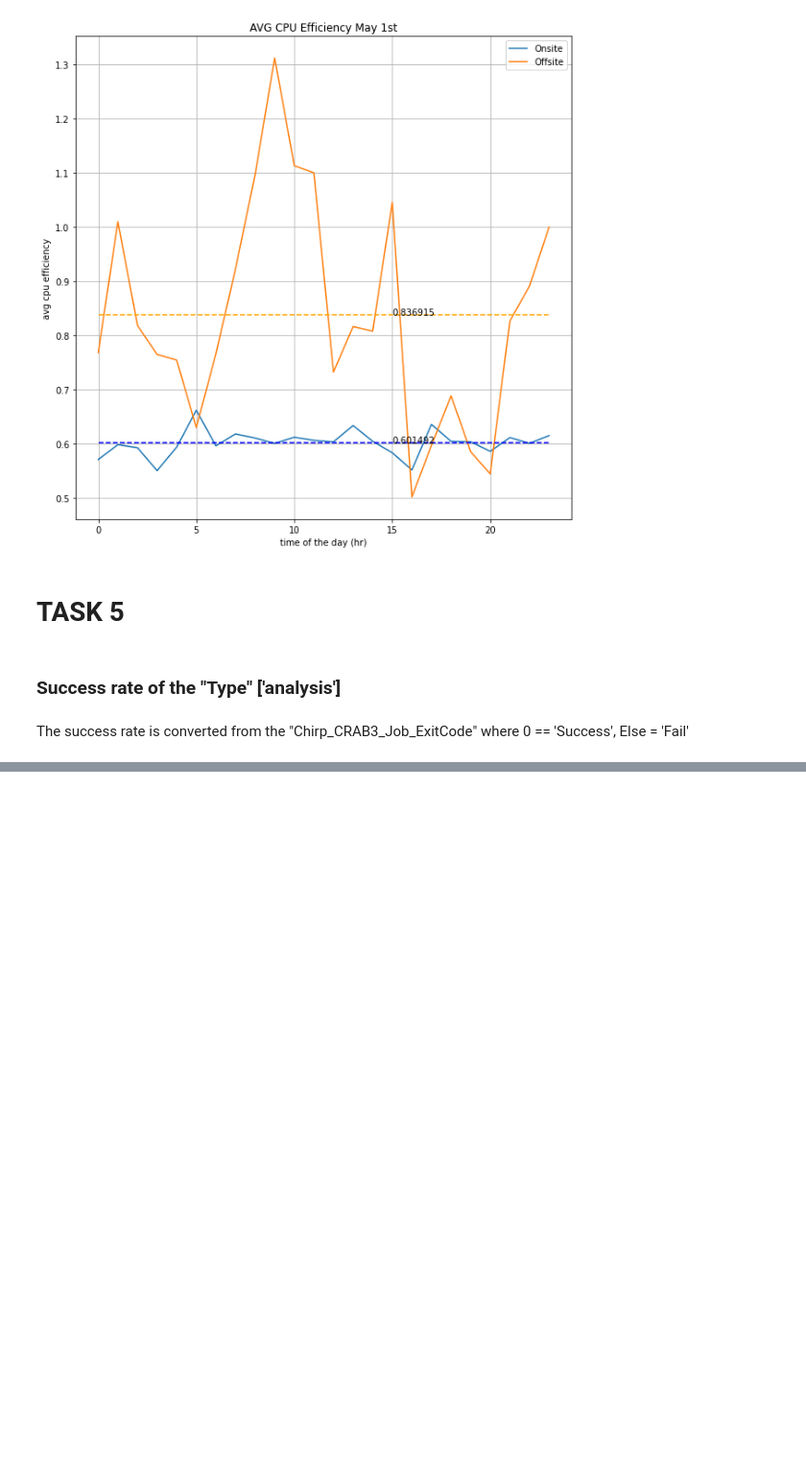
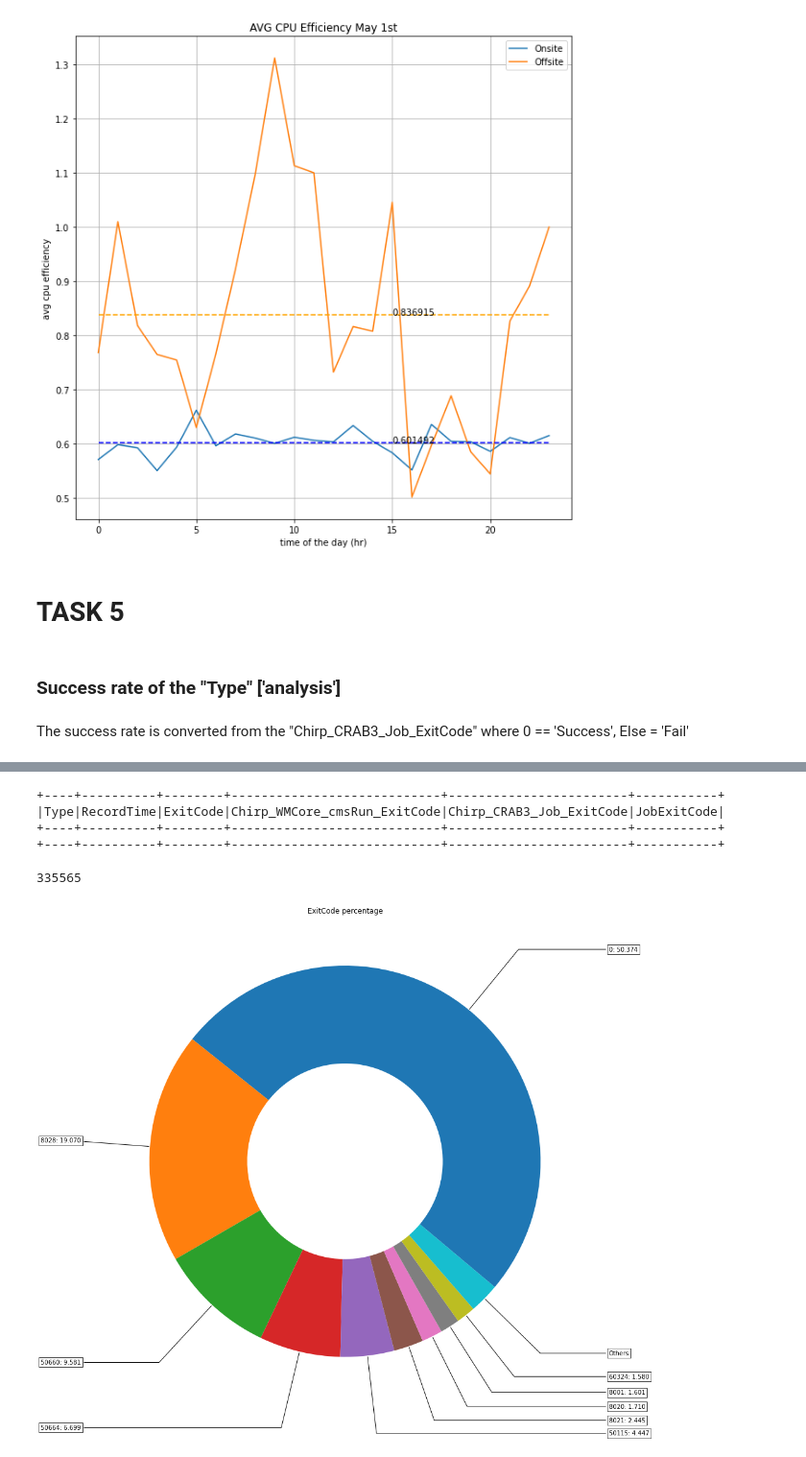
Before and after one commit to nphumekham/cern-crab-data-analysis, a Jupyter notebook: issue7312/brief-walltime-cpueff-analysis.ipynb, the cells around one changed output, grey strips where cells are left out. Shown at 96% size. Saved outputs shown, nothing was run; the diff lists cells and outputs as text; code cells hidden in the pictures; blank space fills up the shorter version.

```diff
--- a/issue7312/brief-walltime-cpueff-analysis.ipynb
+++ b/issue7312/brief-walltime-cpueff-analysis.ipynb
@@ -514,0 +546,7 @@ plt.show()
+# %%
+df51.filter(col('Chirp_WMCore_cmsRun_ExitCode').isNotNull()).show(20)
+# %% [output]
++----+----------+--------+----------------------------+------------------------+-----------+
+|Type|RecordTime|ExitCode|Chirp_WMCore_cmsRun_ExitCode|Chirp_CRAB3_Job_ExitCode|JobExitCode|
++----+----------+--------+----------------------------+------------------------+-----------+
++----+----------+--------+----------------------------+------------------------+-----------+
@@ -514,0 +558,2 @@ plt.show()
+# %%
+df52 = df52.toPandas()
@@ -514,0 +564,49 @@ plt.show()
+# %%
+sumExitCode
+# %% [output]
+335565
+# %%
+
+mainExitCodePercentage = []
+legends = []
+others = 0
+otherExitCodes = []
+
+for i in range(len(CountExitCode)):
+    percent = CountExitCode[i]*100/sumExitCode
+    if(percent<1):
+        others+=percent
+        otherExitCodes.append(ExitCode[i])
+    else:
+        legend ="%s: %.3f"%(ExitCode[i], percent)
+
+        mainExitCodePercentage.append(percent)
+        legends.append(legend)
+mainExitCodePercentage.append(others)
+legends.append("Others")
+# %%
+fig, ax = plt.subplots(figsize=(15, 15), subplot_kw=dict(aspect="equal"))
+
+
+wedges, texts = ax.pie(mainExitCodePercentage, wedgeprops=dict(width=0.5), startangle=-40)
+
+bbox_props = dict(boxstyle="square,pad=0.3", fc="w", ec="k", lw=0.72)
+kw = dict(arrowprops=dict(arrowstyle="-"),
+          bbox=bbox_props, zorder=0, va="center")
+
+for i, p in enumerate(wedges):
+    ang = (p.theta2 - p.theta1)/2. + p.theta1
+    y = np.sin(np.deg2rad(ang))
+    x = np.cos(np.deg2rad(ang))
+    horizontalalignment = {-1: "right", 1: "left"}[int(np.sign(x))]
+    connectionstyle = "angle,angleA=0,angleB={}".format(ang)
+    kw["arrowprops"].update({"connectionstyle": connectionstyle})
+    ax.annotate(legends[i], xy=(x, y), xytext=(1.35*np.sign(x), 1.4*y),
+                horizontalalignment=horizontalalignment, **kw)
+
+ax.set_title("ExitCode percentage")
+
+plt.savefig('exitCode-percentage.png')
+plt.show()
+# %% [output]
+[figure, added]
```
Also changed, not shown: parts of 25 cells of this notebook.
